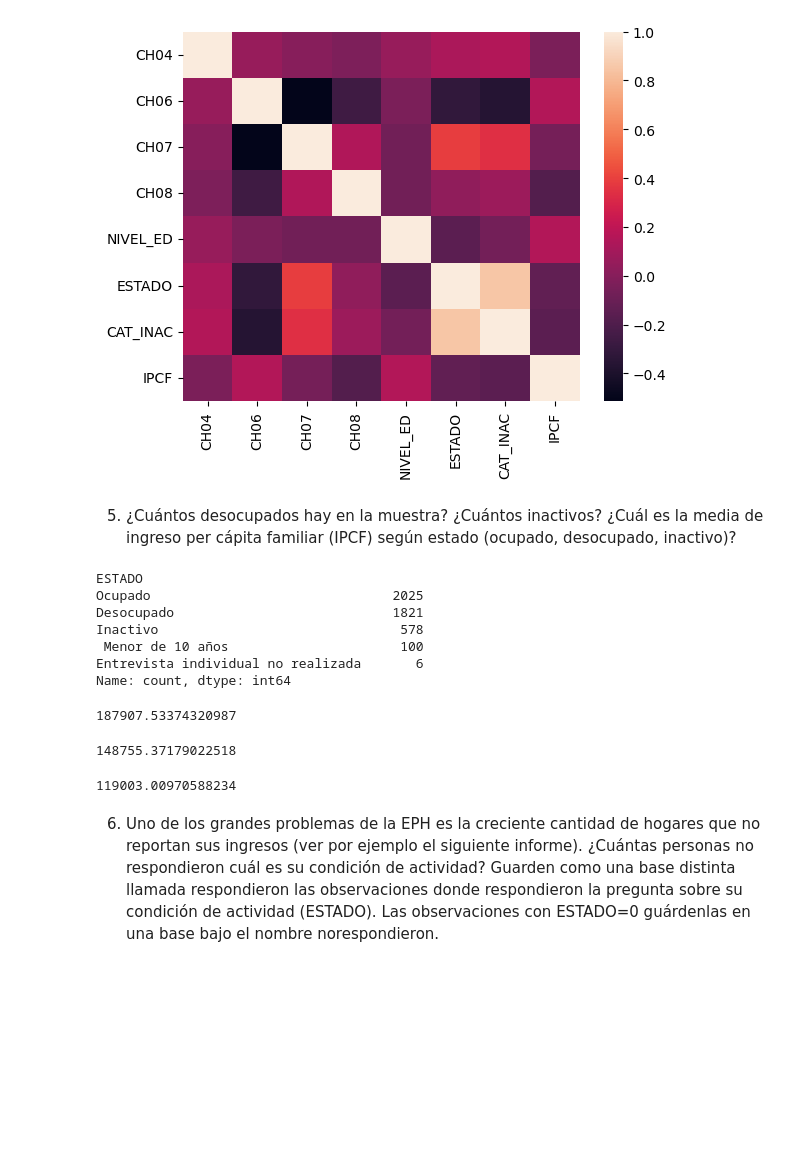
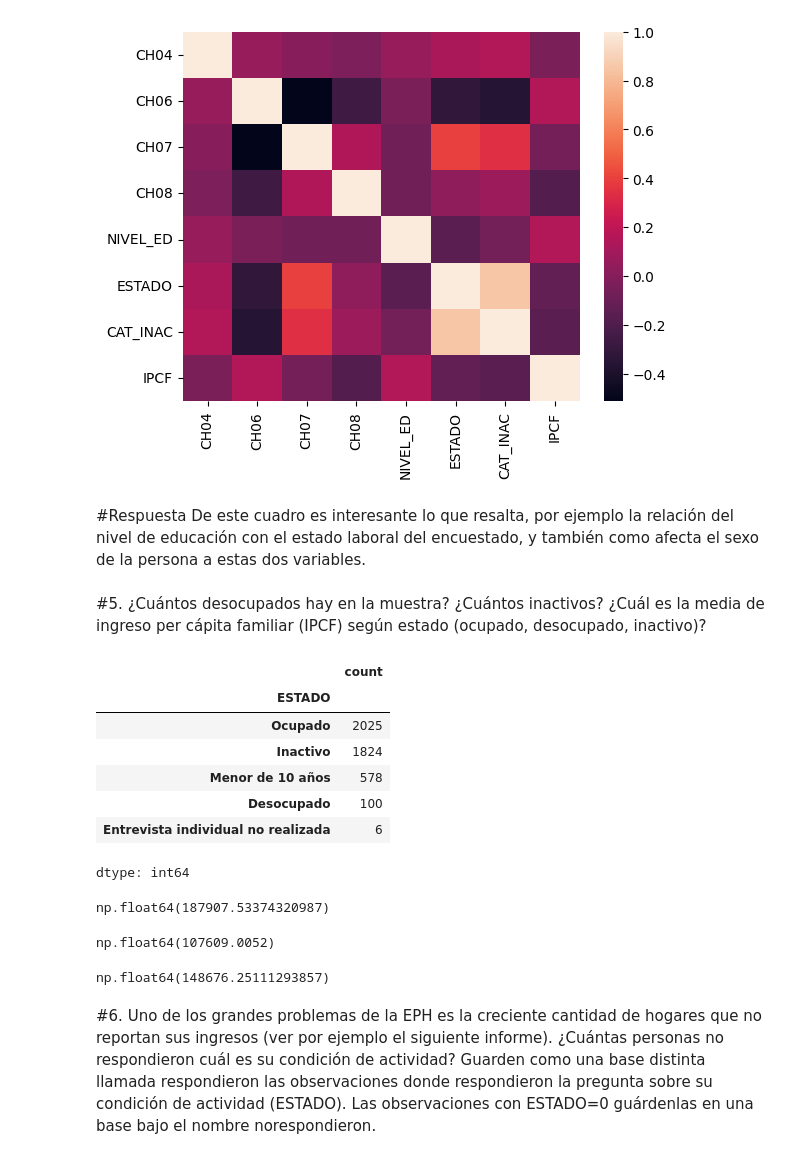
Before and after one commit to RoccoGabrielPimenta/BigDataUBA-Grupo22, a Jupyter notebook: TP 2/Big_Data_TP2_Grupo22.ipynb, the cells around one changed output. Saved outputs shown, nothing was run; the diff lists cells and outputs as text; code cells hidden in the pictures; blank space fills up the shorter version.

```diff
--- a/TP 2/Big_Data_TP2_Grupo22.ipynb
+++ b/TP 2/Big_Data_TP2_Grupo22.ipynb
@@ -490,45 +496,53 @@ sns.heatmap(df_subset.corr())
 # %% [output]
 <Axes: >
 [figure]
+# %% [markdown]
+#Respuesta
+De este cuadro es interesante lo que resalta, por ejemplo la relación del nivel de educación con el estado laboral del encuestado, y también como afecta el sexo de la persona a estas dos variables.
 # %% [markdown]
-5. ¿Cuántos desocupados hay en la muestra? ¿Cuántos inactivos? ¿Cuál
+#5.
+¿Cuántos desocupados hay en la muestra? ¿Cuántos inactivos? ¿Cuál
 es la media de ingreso per cápita familiar (IPCF) según estado
 (ocupado, desocupado, inactivo)?
 # %%
-ultimo_df['ESTADO'] = ultimo_df['ESTADO'].replace({ "Jubilado/a o pensionado/a":'Ocupado', "Estudiante":'Desocupado', "Quehaceres del hogar":'Inactivo', "Rentista":'Menor de 10 años', 0:'Entrevista individual no realizada'})
+#Usamos la variable "ESTADO" para allar los desempleados e inactivos
+ultimo_df['ESTADO'] = ultimo_df['ESTADO'].replace({ 1:'Ocupado', 2:'Desocupado', 3:'Inactivo', 4:'Menor de 10 años', 0:'Entrevista individual no realizada'})
 cantidad_sectores = ultimo_df["ESTADO"].value_counts()
 
 cantidad_sectores
 # %% [output]
+|  | count |
+| ESTADO |  |
+| Ocupado | 2025 |
+| Inactivo | 1824 |
+| Menor de 10 años | 578 |
+| Desocupado | 100 |
+| Entrevista individual no realizada | 6 |
-ESTADO
-Ocupado                               2025
-Desocupado                            1821
-Inactivo                               578
- Menor de 10 años                      100
-Entrevista individual no realizada       6
-Name: count, dtype: int64
+dtype: int64
 # %%
 estado_ipcf = ultimo_df[["ESTADO","IPCF"]]
 # %%
+#Usamos la variable "IPCF" y .mean para sacar la media de cada categoría
 ocupados_ipcf = estado_ipcf[estado_ipcf["ESTADO"]=="Ocupado"]
 promedio_ocupados = ocupados_ipcf["IPCF"].mean()
 promedio_ocupados
 # %% [output]
-187907.53374320987
+np.float64(187907.53374320987)
 # %%
 desocupados_ipcf = estado_ipcf[estado_ipcf["ESTADO"]=="Desocupado"]
 promedio_desocupados = desocupados_ipcf["IPCF"].mean()
 promedio_desocupados
 # %% [output]
-148755.37179022518
+np.float64(107609.0052)
 # %%
 inactivo_ipcf = estado_ipcf[estado_ipcf["ESTADO"]=="Inactivo"]
 promedio_inactivo = inactivo_ipcf["IPCF"].mean()
 promedio_inactivo
 # %% [output]
-119003.00970588234
+np.float64(148676.25111293857)
 # %% [markdown]
-6. Uno de los grandes problemas de la EPH es la creciente cantidad de
+#6.
+Uno de los grandes problemas de la EPH es la creciente cantidad de
 hogares que no reportan sus ingresos (ver por ejemplo el siguiente
 informe). ¿Cuántas personas no respondieron cuál es su condición de
 actividad? Guarden como una base distinta llamada respondieron
```
Also changed, not shown: parts of 24 cells of this notebook.
